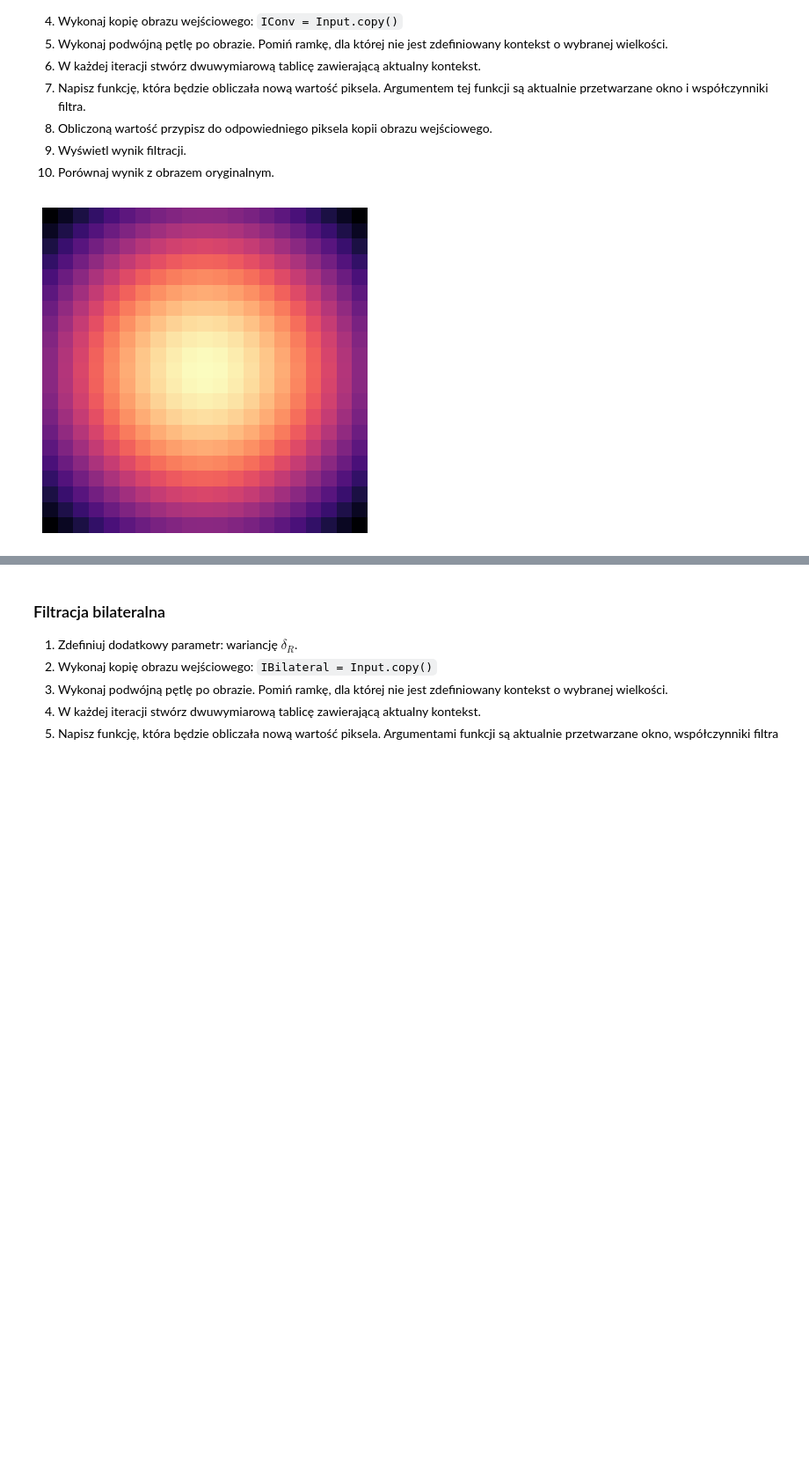
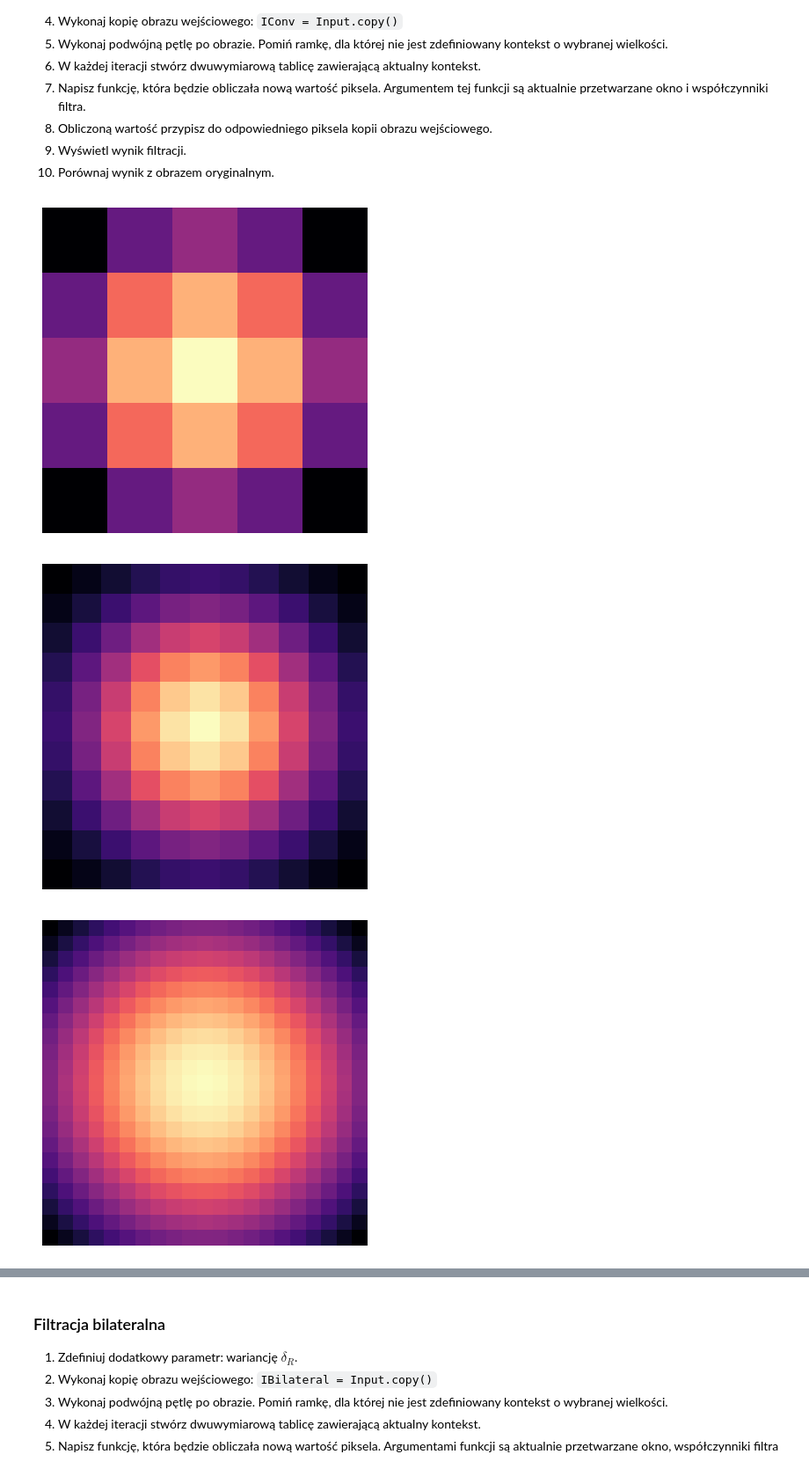
Before and after one commit to michal200292/Digital-Image-Processing, a Jupyter notebook: lab10/07_bilateral.ipynb, the cells around one changed output, grey strips where cells are left out. Shown at 88% size. Cells and saved outputs as stored; diff of their text form; code cells hidden in the pictures; blank space fills up the shorter version.

```diff
--- a/lab10/07_bilateral.ipynb
+++ b/lab10/07_bilateral.ipynb
@@ -109,37 +109,30 @@ Argumentem tej funkcji są aktualnie przetwarzane okno i współczynniki filtra.
 # %%
 from itertools import product
 
 
-def create_gauss_kernel(w_size=5, sigma=2.5, show=False):
+def create_gauss_kernel(w_size: int=5, sigma: float=2.5, show: bool=False):
+    if w_size % 2 == 0:
+        raise ValueError("Gaussian kernel should have odd length dimensions")
     gauss = lambda x: np.exp(-x**2 / (2*sigma**2))
     gauss_filter = np.zeros((w_size, w_size), dtype=np.float32)
     mid = w_size // 2
 
     for i, j in product(range(w_size), range(w_size)):
         dist = np.sqrt((i - mid)**2 + (j - mid)**2)
         gauss_filter[i, j] = gauss(dist)
 
     if show:
         plt.imshow(gauss_filter, cmap='magma')
         plt.axis('off')
+        plt.show()
 
     gauss_filter /= np.sum(gauss_filter)
     return gauss_filter
 
-
-def convolution(image, w_size=5, sigma=2.5):
-    image = image.copy()
-    display(image)
-
-    half = w_size // 2
-    kernel = create_gauss_kernel(w_size, sigma)
-    m, n = image.shape
-    for i in range(half, m - half):
-        for j in range(half, n - half):
-            image[i, j] = np.sum(kernel*image[i-half:i+half + 1, j-half:j+half + 1])
-
-    display(image)
-
-create_gauss_kernel(w_size=21, sigma=11, show=True);
+create_gauss_kernel(w_size=5, sigma=2.5, show=True)
+create_gauss_kernel(w_size=11, sigma=3, show=True)
+create_gauss_kernel(w_size=21, sigma=10, show=True);
 # %% [output]
-[figure, old version]
+[figure, new version]
+[figure, added]
+[figure, added]
```
Also changed, not shown: parts of 8 cells of this notebook.
